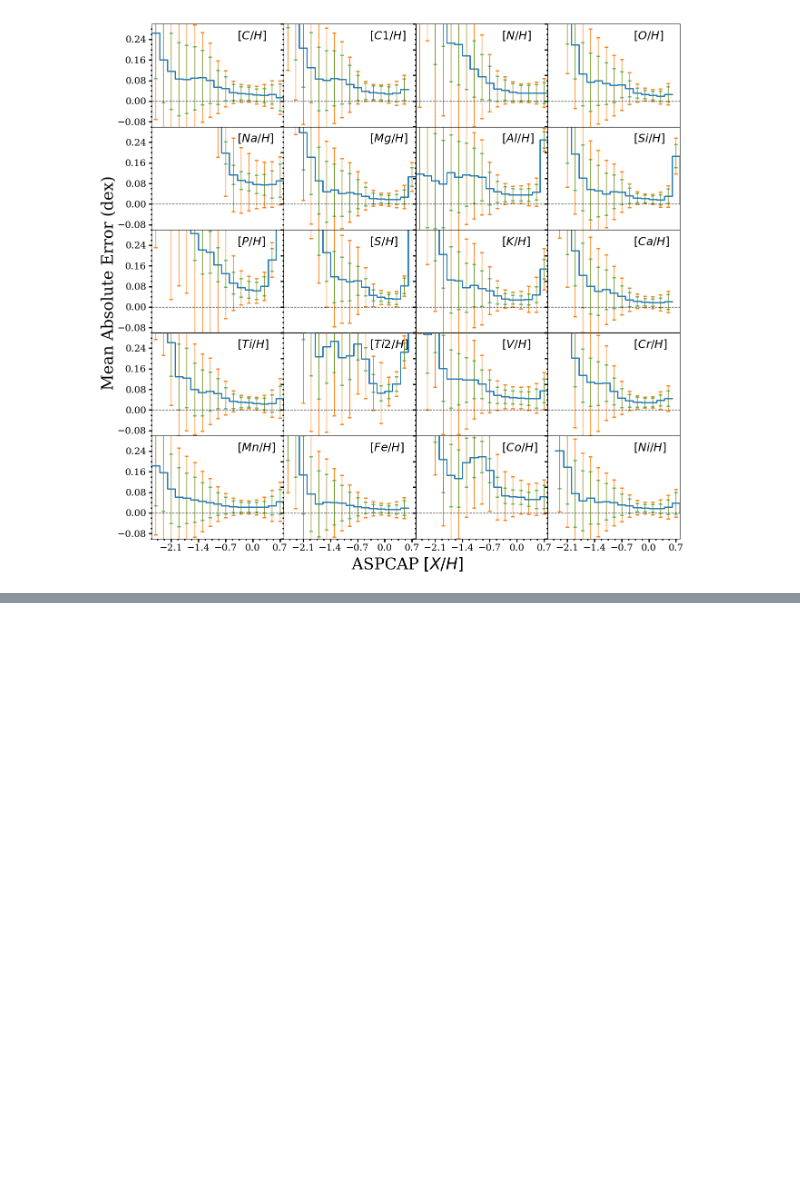
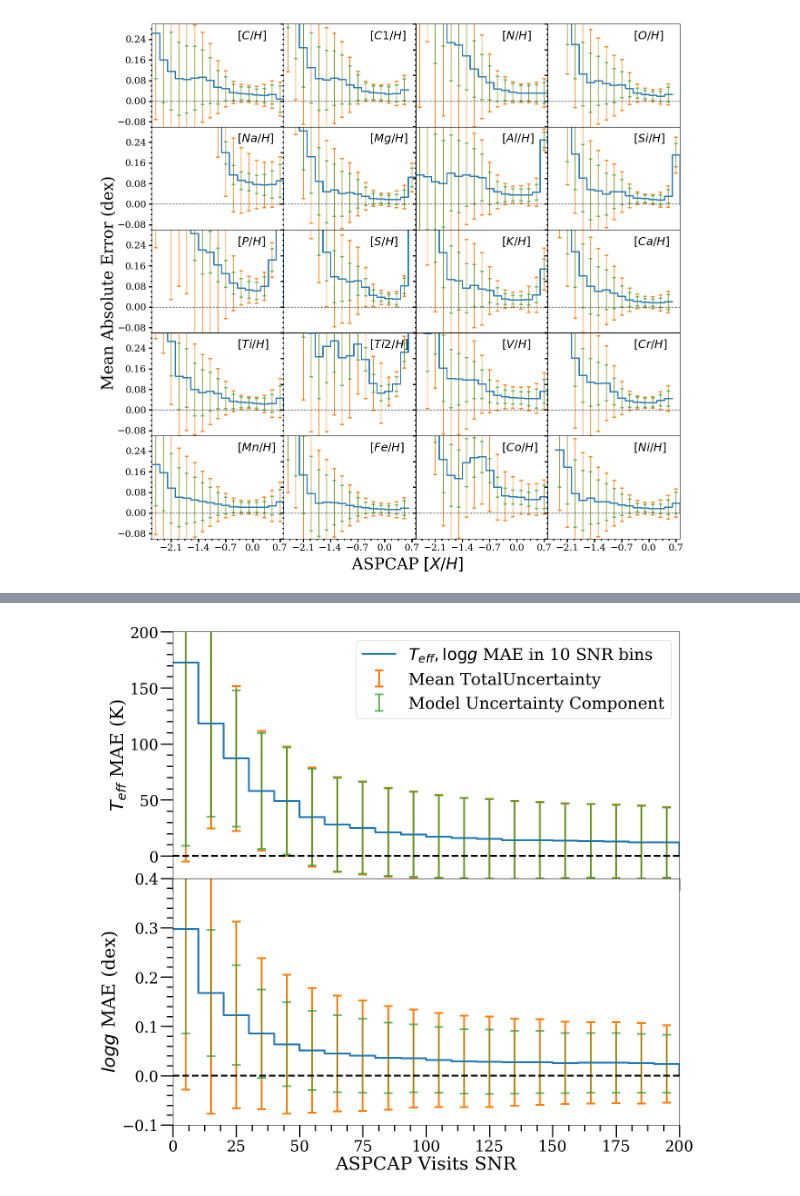
Before and after one commit to henrysky/astroNN_spectra_paper_figures, a Jupyter notebook: Inference.ipynb, the cells around one changed output, grey strips where cells are left out. Drawn from its saved outputs; the diff is of its cells as text; code cells hidden in the pictures; blank space fills up the shorter version.

Commit message:
add toy trained model, add ASPCAP prediction vs SNR

```diff
--- a/Inference.ipynb
+++ b/Inference.ipynb
@@ -185,13 +185,13 @@ from astroNN.models import load_folder
 
 # Load the dataset testing data
 loader2 = H5Loader('__train')
-loader2.load_combined = False  # load individual visits
+loader2.load_combined = True  # load combine visits
 loader2.load_err = False
-x, y = loader2.load()
+x_combined, y_combined = loader2.load()
 
 # load RA, DEC, SNR entry
 RA_combined = loader2.load_entry('RA')
 DEC_combined = loader2.load_entry('DEC')
 SNR_combined = loader2.load_entry('SNR')
 
-pred_combined, pred_combined_err = bcnn.test(x)
+pred_combined, pred_combined_err = bcnn.test(x_combined)
@@ -200,4 +205,88 @@ pred_combined, pred_combined_err = bcnn.test(x)
 # %%
 from astroNN.datasets import xmatch
 
-idx_1, idx_2, sep = xmatch(RA, RA_combined, colRA1=RA, colDec1=DEC, colRA2=RA_combined, colDec2=DEC_combined)
+idx_1, idx_2, sep = xmatch(RA_visit, RA_combined, colRA1=RA_visit, colDec1=DEC_visit, colRA2=RA_combined, colDec2=DEC_combined)
+
+# Absolute Difference
+abs_diff = np.abs(pred[idx_1] - pred_combined[idx_2])
+# %%
+import pylab as plt
+from matplotlib.ticker import NullFormatter,MultipleLocator, FormatStrFormatter
+
+plt.rc('font',**{'family': 'serif', 'weight':'medium', 'size':20})
+
+# Teff
+aspcap_idx = 0
+number_bin = 20
+low_SNR = 0.
+high_SNR = 200.
+mean_abs_diff_teff = []
+mean_confidence_teff = []
+mean_modelconfidence_teff = []
+spaces_SNR = np.linspace(low_SNR, high_SNR, number_bin+1)
+
+# Binning
+
+for i in range(number_bin):
+    idx = [(SNR_visit[idx_1]<spaces_SNR[i+1])&(SNR_visit[idx_1]>spaces_SNR[i])]
+    mean_abs_diff_teff.append(np.mean(abs_diff[:,aspcap_idx][idx_1][idx]))
+    mean_confidence_teff.append(np.mean(pred_err['total'][:, aspcap_idx][idx_1][idx]))
+    mean_modelconfidence_teff.append(np.mean(pred_err['model'][:, aspcap_idx][idx_1][idx]))
+
+mean_abs_diff_teff.append(0.)
+mean_confidence_teff.append(0.)
+mean_modelconfidence_teff.append(0.)
+
+# Log(g)
+aspcap_idx = 1
+number_bin = 20
+mean_abs_diff_logg = []
+mean_confidence_logg = []
+mean_modelconfidence_logg = []
+spaces_logg = np.linspace(low_logg, high_logg, number_bin+1)
+
+# Binning
+for i in range(number_bin):
+    idx = [(SNR_visit[idx_1]<spaces_SNR[i+1])&(SNR_visit[idx_1]>spaces_SNR[i])]
+    mean_abs_diff_logg.append(np.mean(abs_diff[:,aspcap_idx][idx_1][idx]))
+    mean_confidence_logg.append(np.mean(pred_err['total'][:, aspcap_idx][idx_1][idx]))
+    mean_modelconfidence_logg.append(np.mean(pred_err['model'][:, aspcap_idx][idx_1][idx]))
+
+mean_abs_diff_logg.append(0.)
+mean_confidence_logg.append(0.)
+mean_modelconfidence_logg.append(0.)
+
+# setup plots
+f, ax = plt.subplots(2, figsize=(15,15), dpi=100)
+
+xSNRmajorLocator = MultipleLocator(0.7)
+
+ax[0].plot(spaces_SNR, mean_abs_diff_teff, ls='steps-post', linewidth=3., label='$T_{eff}, \log{g}$' + ' MAE in 10 SNR bins')
+ax[0].errorbar(spaces_SNR+5, mean_abs_diff_teff, yerr=mean_confidence_teff, linestyle='None', capsize=7, elinewidth=3., capthick=3., label='Mean TotalUncertainty')
+ax[0].errorbar(spaces_SNR+5, mean_abs_diff_teff, yerr=mean_modelconfidence_teff, linestyle='None', capsize=7, elinewidth=3., capthick=3., alpha=0.7, label='Model Uncertainty Component')
+ax[0].set_ylabel('$T_{eff}$'+' MAE (K)', fontsize=30)
+ax[0].set_xlim((low_SNR, high_SNR))
+ax[0].set_ylim((-20, 200))
+ax[0].axhline(0, ls='--', c='k', lw=3.)
+ax[0].legend(loc='best', fontsize=27)
+ax[0].minorticks_on()
+ax[0].tick_params(labelsize=25, width=2, length=20, which='major')
+ax[0].tick_params(width=2, length=10, which='minor')
+ax[0].xaxis.set_major_formatter(NullFormatter())
+
+ax[1].plot(spaces_SNR, mean_abs_diff_logg, ls='steps-post', linewidth=3., label='$log{g}$' + '  MAE in 0.2 dex bins')
+ax[1].errorbar(spaces_SNR+5, mean_abs_diff_logg, yerr=mean_confidence_logg, linestyle='None', capsize=7, elinewidth=3., capthick=3., label='Mean Total Uncertainty')
+ax[1].errorbar(spaces_SNR+5, mean_abs_diff_logg, yerr=mean_modelconfidence_logg, linestyle='None', capsize=7, elinewidth=0., capthick=3., alpha=0.7, label='Model Uncertainty Component')
+ax[1].set_xlabel('ASPCAP Visits SNR', fontsize=30)
+ax[1].set_ylabel('$log{g}$'+' MAE (dex)', fontsize=30)
+ax[1].set_xlim((low_SNR, high_SNR))
+ax[1].set_ylim((-0.1, 0.4))
+ax[1].axhline(0, ls='--', c='k', lw=3.)
+ax[1].minorticks_on()
+ax[1].tick_params(labelsize=25, width=2, length=20, which='major')
+ax[1].tick_params(width=2, length=10, which='minor')
+f.subplots_adjust(wspace=0,hspace=0)
+# f.tight_layout()
+f.savefig('delta_SNR_teff_logg.png')
+# %% [output]
+[figure, added]
```
Also changed, not shown: parts of 7 cells of this notebook, 8 other files.
